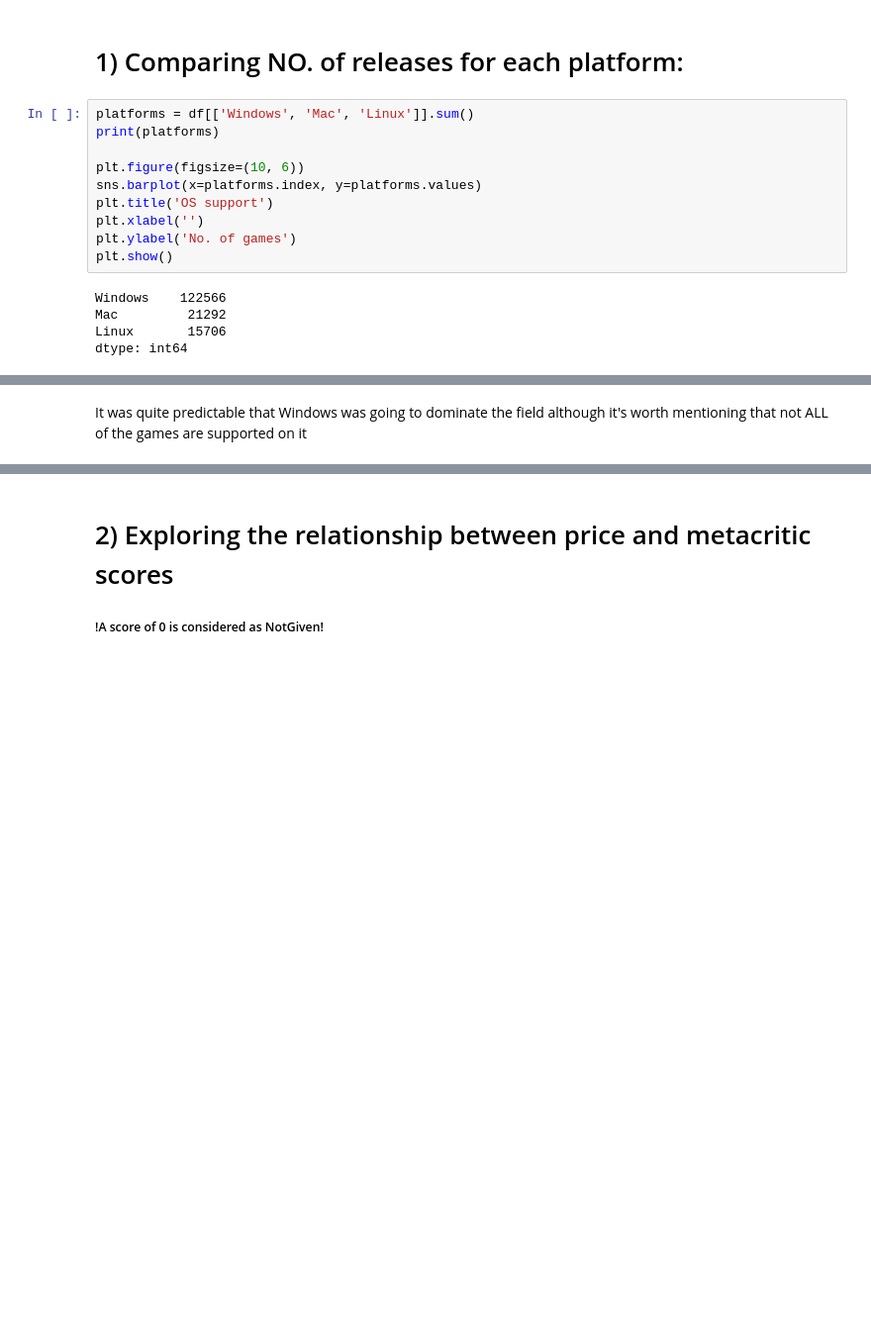
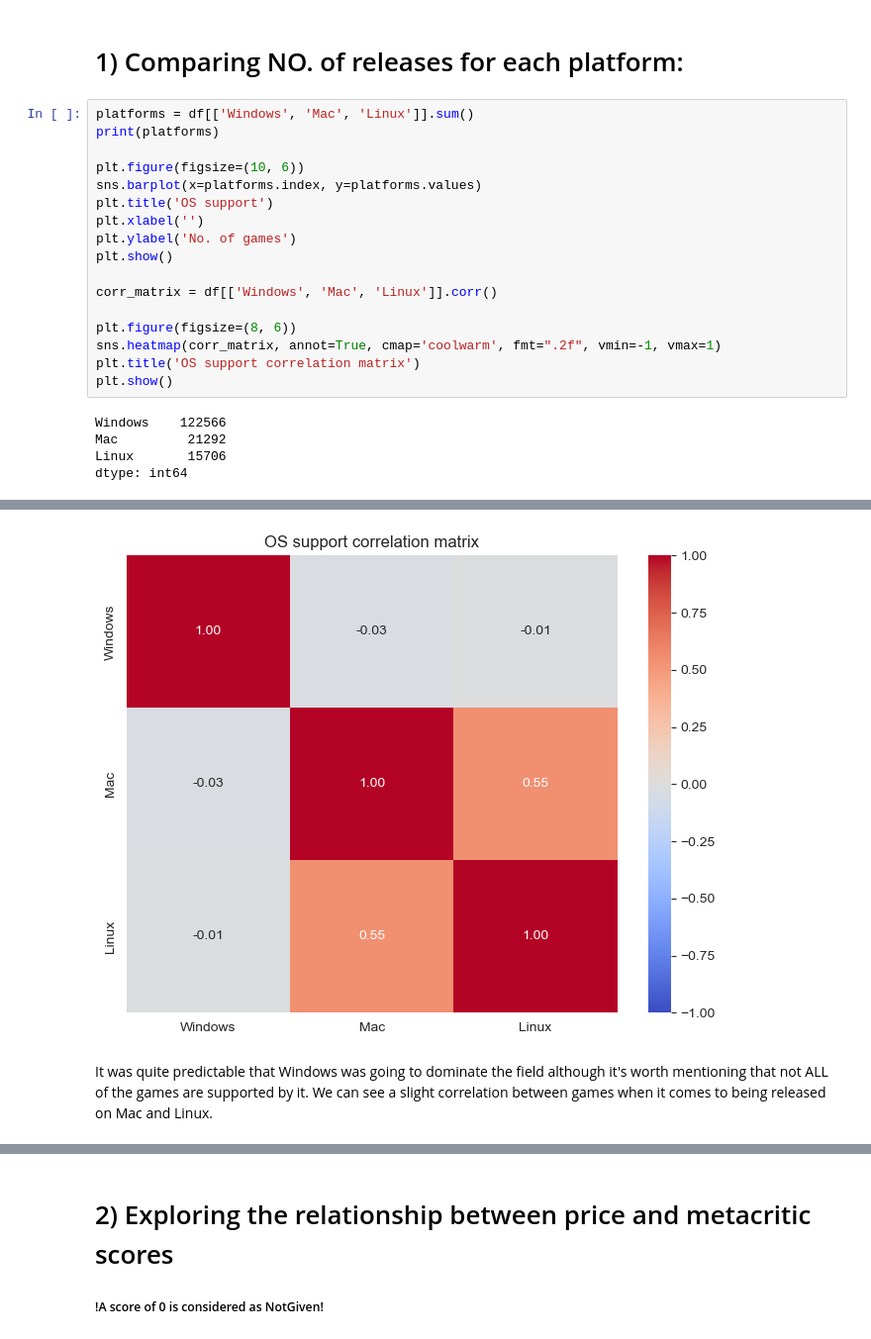
Before and after one commit to Drag0neUsz/EDA1_Steam_Games, a Jupyter notebook: EDA0.ipynb, the cells around one changed output, grey strips where cells are left out. Shown at 99% size. Drawn from its saved outputs; the diff is of its cells as text; blank space fills up the shorter version.

```diff
--- a/EDA0.ipynb
+++ b/EDA0.ipynb
@@ -92,18 +81,26 @@ None
 # %%
 platforms = df[['Windows', 'Mac', 'Linux']].sum()
 print(platforms)
 
 plt.figure(figsize=(10, 6))
 sns.barplot(x=platforms.index, y=platforms.values)
 plt.title('OS support')
 plt.xlabel('')
 plt.ylabel('No. of games')
 plt.show()
+
+corr_matrix = df[['Windows', 'Mac', 'Linux']].corr()
+
+plt.figure(figsize=(8, 6))
+sns.heatmap(corr_matrix, annot=True, cmap='coolwarm', fmt=".2f", vmin=-1, vmax=1)
+plt.title('OS support correlation matrix')
+plt.show()
 # %% [output]
 Windows    122566
 Mac         21292
 Linux       15706
 dtype: int64
 [figure]
+[figure, added]
 # %% [markdown]
-It was quite predictable that Windows was going to dominate the field although it's worth mentioning that not ALL of the games are supported on it
+It was quite predictable that Windows was going to dominate the field although it's worth mentioning that not ALL of the games are supported by it. We can see a slight correlation between games when it comes to being released on Mac and Linux.
```
Also changed, not shown: parts of 12 cells of this notebook.
